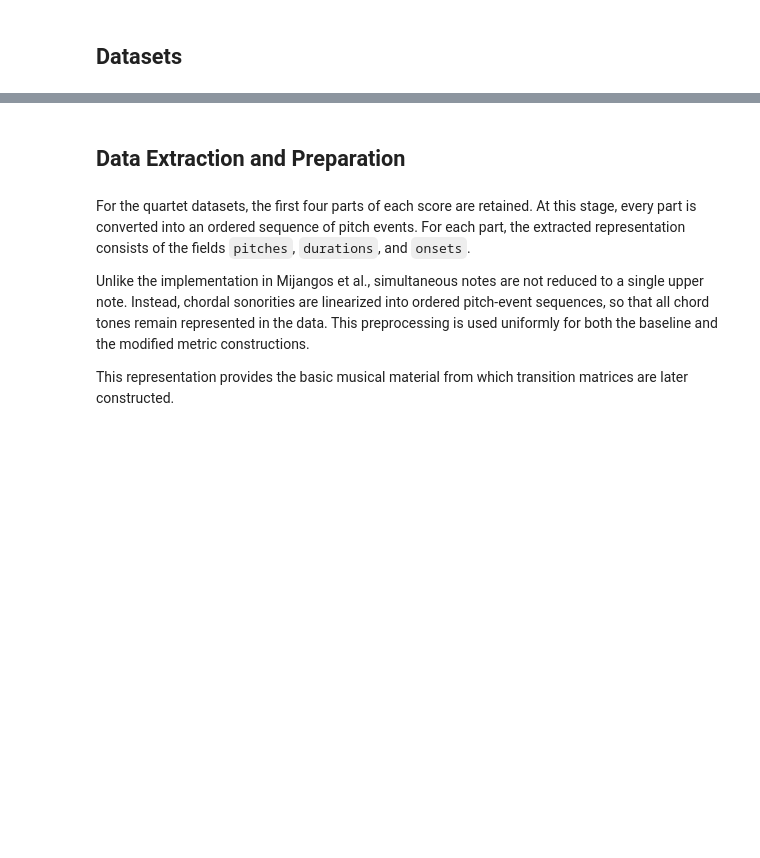
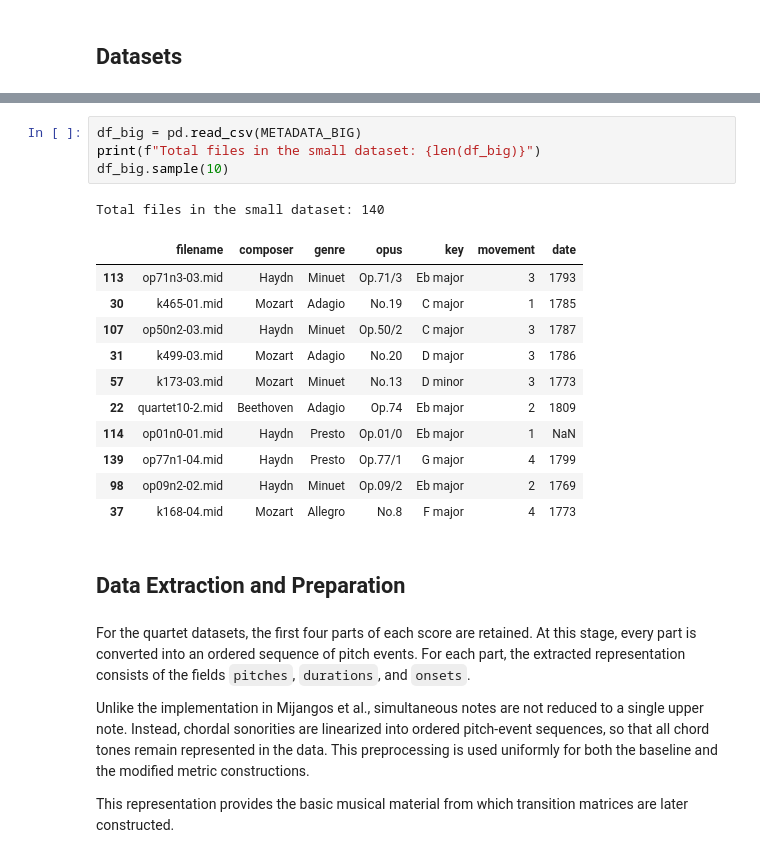
Before and after one commit to elisavetaslav/ITG-JS-persistent-homology, a Jupyter notebook: notebooks/01_replication_weighted_js.ipynb, the cells around one changed output, grey strips where cells are left out. Saved outputs shown, nothing was run; the diff lists cells and outputs as text; blank space fills up the shorter version.

```diff
--- a/notebooks/01_replication_weighted_js.ipynb
+++ b/notebooks/01_replication_weighted_js.ipynb
@@ -98,3 +94,20 @@ Total files in the small dataset: 18
+# %%
+df_big = pd.read_csv(METADATA_BIG)
+print(f"Total files in the small dataset: {len(df_big)}")
+df_big.sample(10)
+# %% [output]
+Total files in the small dataset: 140
+|  | filename | composer | genre | opus | key | movement | date |
+| 113 | op71n3-03.mid | Haydn | Minuet | Op.71/3 | Eb major | 3 | 1793 |
+| 30 | k465-01.mid | Mozart | Adagio | No.19 | C major | 1 | 1785 |
+| 107 | op50n2-03.mid | Haydn | Minuet | Op.50/2 | C major | 3 | 1787 |
+| 31 | k499-03.mid | Mozart | Adagio | No.20 | D major | 3 | 1786 |
+| 57 | k173-03.mid | Mozart | Minuet | No.13 | D minor | 3 | 1773 |
+| 22 | quartet10-2.mid | Beethoven | Adagio | Op.74 | Eb major | 2 | 1809 |
+| 114 | op01n0-01.mid | Haydn | Presto | Op.01/0 | Eb major | 1 | NaN |
+| 139 | op77n1-04.mid | Haydn | Presto | Op.77/1 | G major | 4 | 1799 |
+| 98 | op09n2-02.mid | Haydn | Minuet | Op.09/2 | Eb major | 2 | 1769 |
+| 37 | k168-04.mid | Mozart | Allegro | No.8 | F major | 4 | 1773 |
 # %% [markdown]
 ## Data Extraction and Preparation
 # %% [markdown]
```
Also changed, not shown: parts of 17 cells of this notebook, 2 other files.
